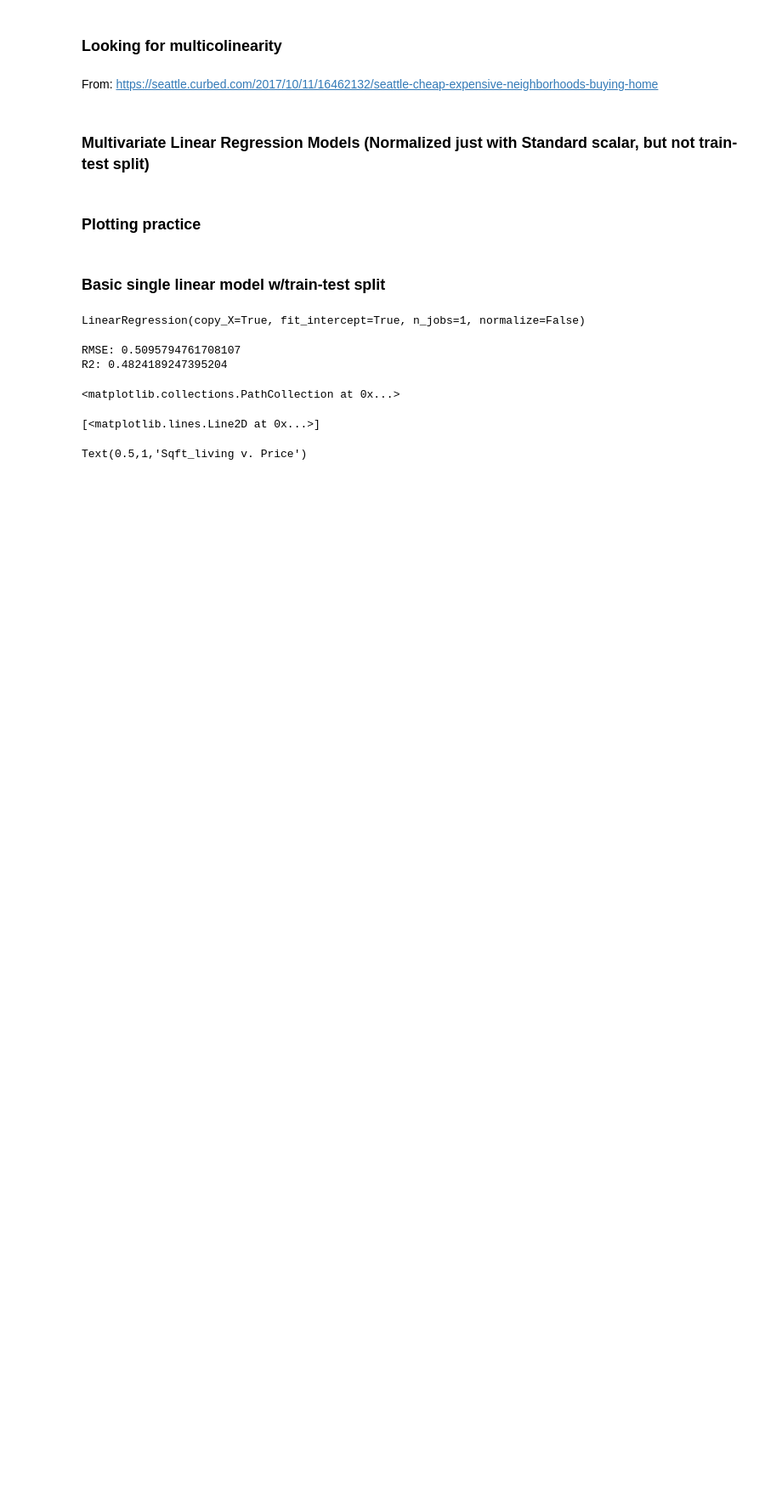
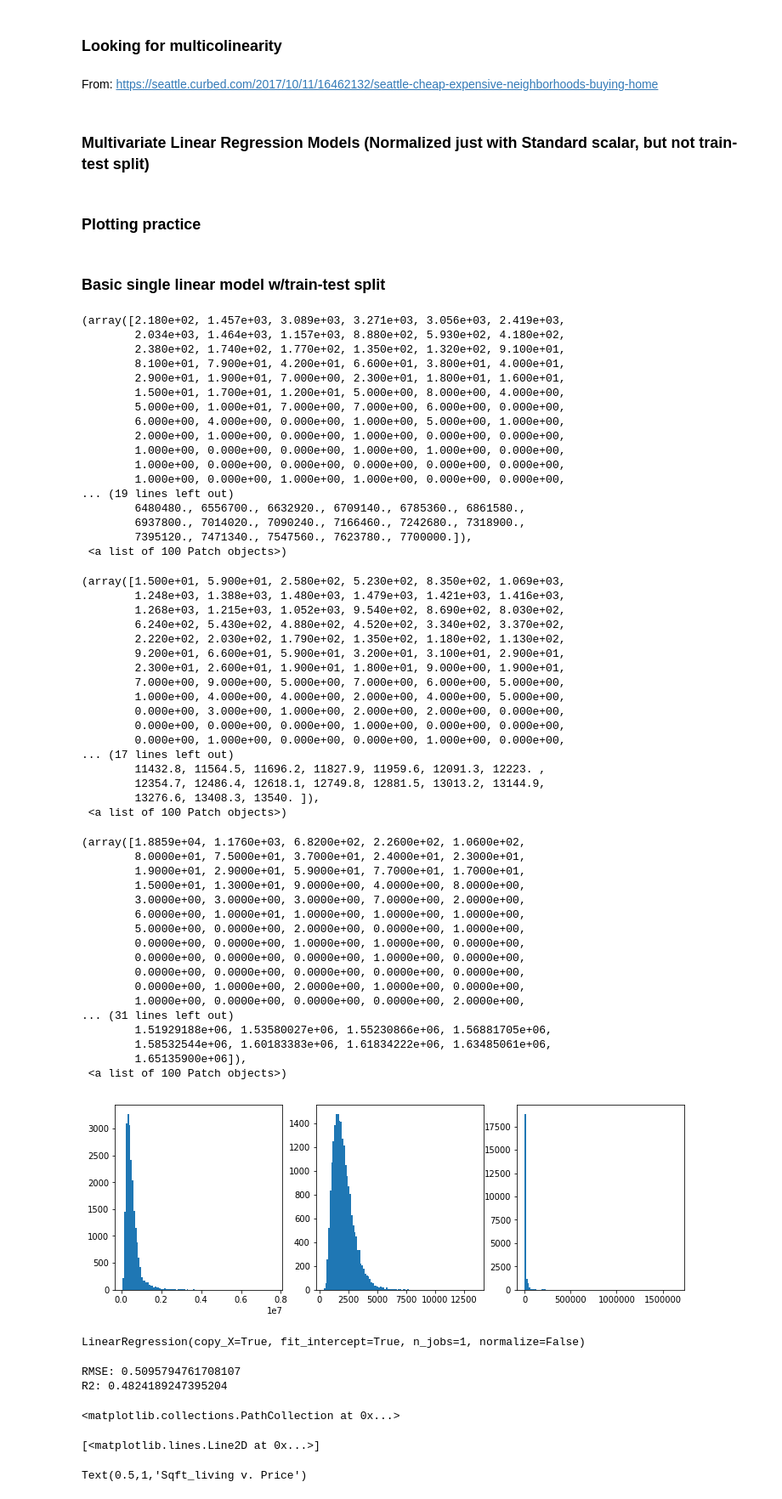
Before and after one commit to glmack/dsc-1-final-project, a Jupyter notebook: lee_kc_house_data_exploration.ipynb, the cells around one changed output. Shown at 85% size. Saved outputs shown, nothing was run; the diff lists cells and outputs as text; code cells hidden in the pictures; blank space fills up the shorter version.

```diff
--- a/lee_kc_house_data_exploration.ipynb
+++ b/lee_kc_house_data_exploration.ipynb
@@ -1041,6 +1032,66 @@ scaler = preprocessing.StandardScaler()
 
 X = scaler.fit_transform(kc_measures[['sqft_living']])
 y = scaler.fit_transform(kc_measures[['price']])
+# %%
+fig, ax = plt.subplots(1, 3, figsize=(12,4))
+
+ax[0].hist(kc_measures['price'], bins=100)
+ax[1].hist(kc_measures['sqft_living'], bins=100)
+ax[2].hist(kc_measures['sqft_lot'], bins=100)
+plt.show()
+# %% [output]
+(array([2.180e+02, 1.457e+03, 3.089e+03, 3.271e+03, 3.056e+03, 2.419e+03,
+        2.034e+03, 1.464e+03, 1.157e+03, 8.880e+02, 5.930e+02, 4.180e+02,
+        2.380e+02, 1.740e+02, 1.770e+02, 1.350e+02, 1.320e+02, 9.100e+01,
+        8.100e+01, 7.900e+01, 4.200e+01, 6.600e+01, 3.800e+01, 4.000e+01,
+        2.900e+01, 1.900e+01, 7.000e+00, 2.300e+01, 1.800e+01, 1.600e+01,
+        1.500e+01, 1.700e+01, 1.200e+01, 5.000e+00, 8.000e+00, 4.000e+00,
+        5.000e+00, 1.000e+01, 7.000e+00, 7.000e+00, 6.000e+00, 0.000e+00,
+        6.000e+00, 4.000e+00, 0.000e+00, 1.000e+00, 5.000e+00, 1.000e+00,
+        2.000e+00, 1.000e+00, 0.000e+00, 1.000e+00, 0.000e+00, 0.000e+00,
+        1.000e+00, 0.000e+00, 0.000e+00, 1.000e+00, 1.000e+00, 0.000e+00,
+        1.000e+00, 0.000e+00, 0.000e+00, 0.000e+00, 0.000e+00, 0.000e+00,
+        1.000e+00, 0.000e+00, 1.000e+00, 1.000e+00, 0.000e+00, 0.000e+00,
+... (19 lines left out)
+        6480480., 6556700., 6632920., 6709140., 6785360., 6861580.,
+        6937800., 7014020., 7090240., 7166460., 7242680., 7318900.,
+        7395120., 7471340., 7547560., 7623780., 7700000.]),
+ <a list of 100 Patch objects>)
+(array([1.500e+01, 5.900e+01, 2.580e+02, 5.230e+02, 8.350e+02, 1.069e+03,
+        1.248e+03, 1.388e+03, 1.480e+03, 1.479e+03, 1.421e+03, 1.416e+03,
+        1.268e+03, 1.215e+03, 1.052e+03, 9.540e+02, 8.690e+02, 8.030e+02,
+        6.240e+02, 5.430e+02, 4.880e+02, 4.520e+02, 3.340e+02, 3.370e+02,
+        2.220e+02, 2.030e+02, 1.790e+02, 1.350e+02, 1.180e+02, 1.130e+02,
+        9.200e+01, 6.600e+01, 5.900e+01, 3.200e+01, 3.100e+01, 2.900e+01,
+        2.300e+01, 2.600e+01, 1.900e+01, 1.800e+01, 9.000e+00, 1.900e+01,
+        7.000e+00, 9.000e+00, 5.000e+00, 7.000e+00, 6.000e+00, 5.000e+00,
+        1.000e+00, 4.000e+00, 4.000e+00, 2.000e+00, 4.000e+00, 5.000e+00,
+        0.000e+00, 3.000e+00, 1.000e+00, 2.000e+00, 2.000e+00, 0.000e+00,
+        0.000e+00, 0.000e+00, 0.000e+00, 1.000e+00, 0.000e+00, 0.000e+00,
+        0.000e+00, 1.000e+00, 0.000e+00, 0.000e+00, 1.000e+00, 0.000e+00,
+... (17 lines left out)
+        11432.8, 11564.5, 11696.2, 11827.9, 11959.6, 12091.3, 12223. ,
+        12354.7, 12486.4, 12618.1, 12749.8, 12881.5, 13013.2, 13144.9,
+        13276.6, 13408.3, 13540. ]),
+ <a list of 100 Patch objects>)
+(array([1.8859e+04, 1.1760e+03, 6.8200e+02, 2.2600e+02, 1.0600e+02,
+        8.0000e+01, 7.5000e+01, 3.7000e+01, 2.4000e+01, 2.3000e+01,
+        1.9000e+01, 2.9000e+01, 5.9000e+01, 7.7000e+01, 1.7000e+01,
+        1.5000e+01, 1.3000e+01, 9.0000e+00, 4.0000e+00, 8.0000e+00,
+        3.0000e+00, 3.0000e+00, 3.0000e+00, 7.0000e+00, 2.0000e+00,
+        6.0000e+00, 1.0000e+01, 1.0000e+00, 1.0000e+00, 1.0000e+00,
+        5.0000e+00, 0.0000e+00, 2.0000e+00, 0.0000e+00, 1.0000e+00,
+        0.0000e+00, 0.0000e+00, 1.0000e+00, 1.0000e+00, 0.0000e+00,
+        0.0000e+00, 0.0000e+00, 0.0000e+00, 1.0000e+00, 0.0000e+00,
+        0.0000e+00, 0.0000e+00, 0.0000e+00, 0.0000e+00, 0.0000e+00,
+        0.0000e+00, 1.0000e+00, 2.0000e+00, 1.0000e+00, 0.0000e+00,
+        1.0000e+00, 0.0000e+00, 0.0000e+00, 0.0000e+00, 2.0000e+00,
+... (31 lines left out)
+        1.51929188e+06, 1.53580027e+06, 1.55230866e+06, 1.56881705e+06,
+        1.58532544e+06, 1.60183383e+06, 1.61834222e+06, 1.63485061e+06,
+        1.65135900e+06]),
+ <a list of 100 Patch objects>)
+[figure, added]
 # %%
 #Linear regression with SKLearn
 from sklearn.model_selection import train_test_split
```
Also changed, not shown: parts of 31 cells of this notebook, 1 other file.
